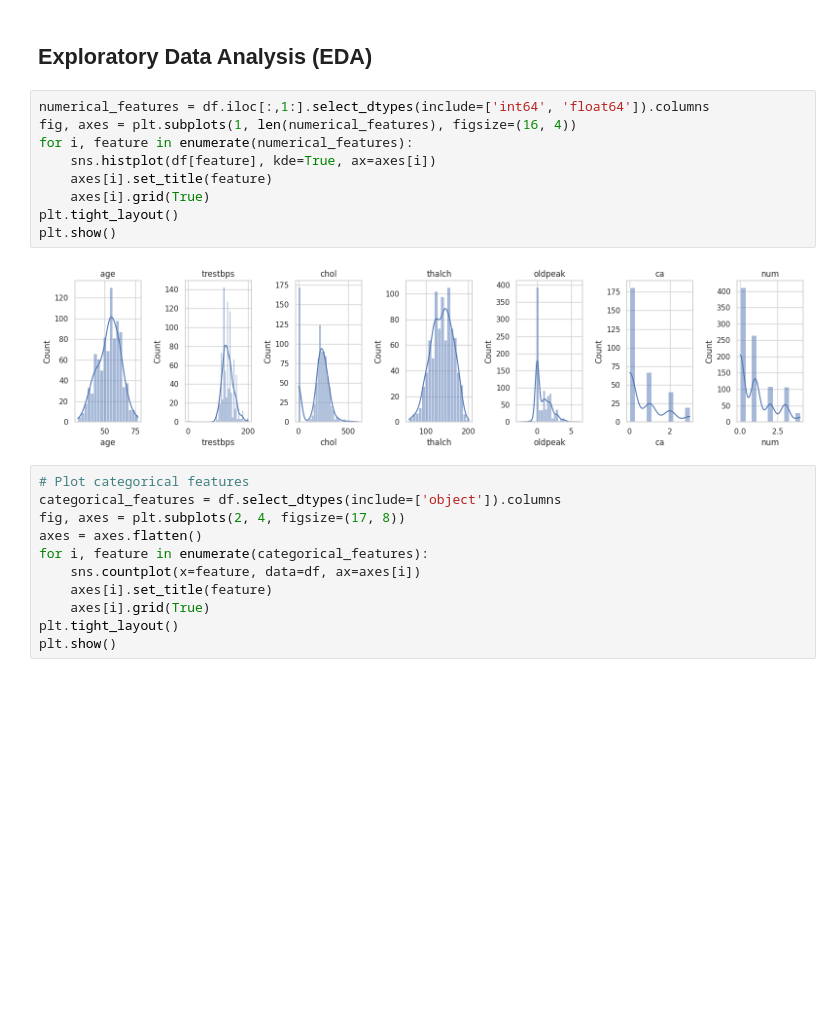
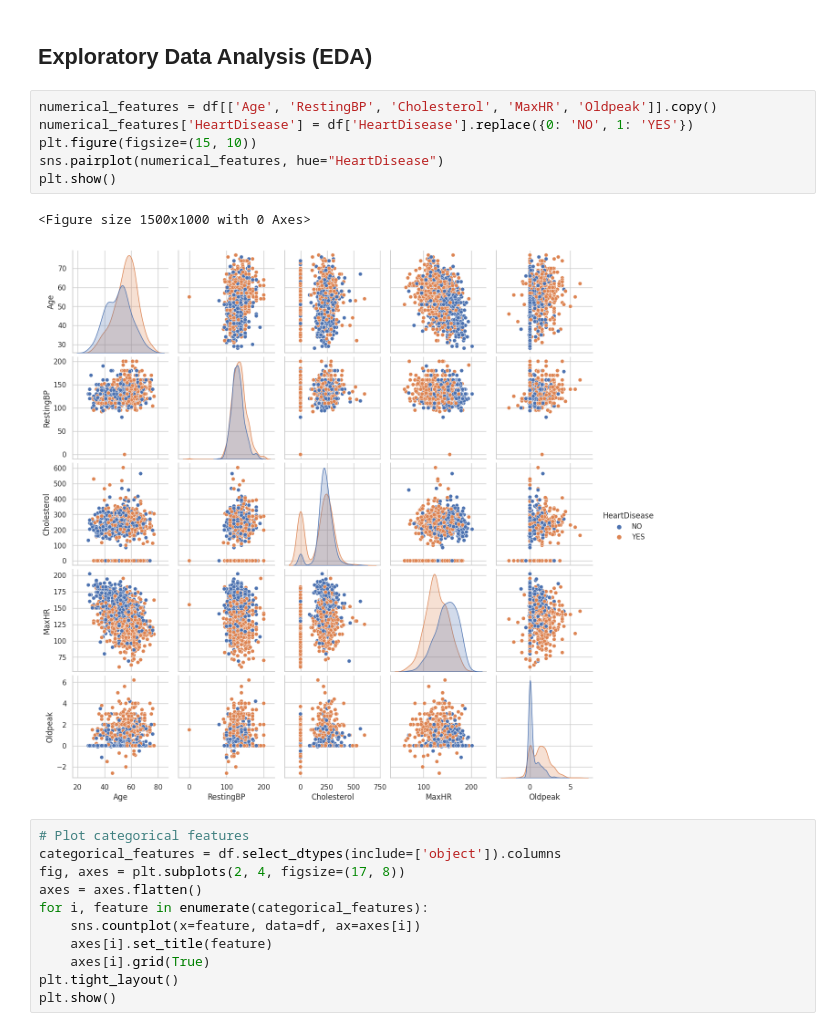
Before and after one commit to jrakhshanda55/Ausaf_ML, a Jupyter notebook: project1.ipynb, the cells around one changed output. Drawn from its saved outputs; the diff is of its cells as text; blank space fills up the shorter version.

```diff
--- a/project1.ipynb
+++ b/project1.ipynb
@@ -67,16 +62,14 @@ df.head()
 # %% [markdown]
 ## Exploratory Data Analysis (EDA)
-# %%
-numerical_features = df.iloc[:,1:].select_dtypes(include=['int64', 'float64']).columns
-fig, axes = plt.subplots(1, len(numerical_features), figsize=(16, 4))
-for i, feature in enumerate(numerical_features):
-    sns.histplot(df[feature], kde=True, ax=axes[i])
-    axes[i].set_title(feature)
-    axes[i].grid(True)
-plt.tight_layout()
-plt.show()
-# %% [output]
-[figure, removed]
+# %%
+numerical_features = df[['Age', 'RestingBP', 'Cholesterol', 'MaxHR', 'Oldpeak']].copy()
+numerical_features['HeartDisease'] = df['HeartDisease'].replace({0: 'NO', 1: 'YES'})
+plt.figure(figsize=(15, 10))
+sns.pairplot(numerical_features, hue="HeartDisease")
+plt.show()
+# %% [output]
+<Figure size 1500x1000 with 0 Axes>
+[figure, added]
 # %%
 # Plot categorical features
 categorical_features = df.select_dtypes(include=['object']).columns
```
Also changed, not shown: parts of 3 cells of this notebook.
